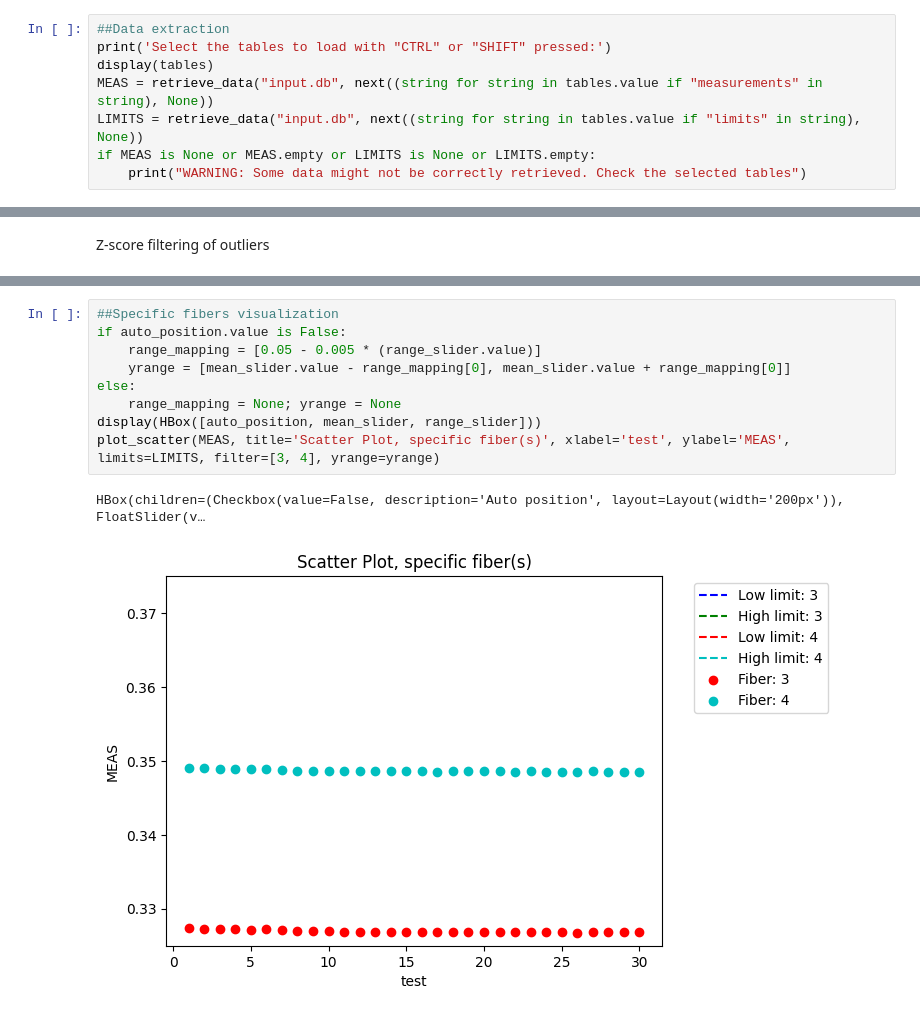
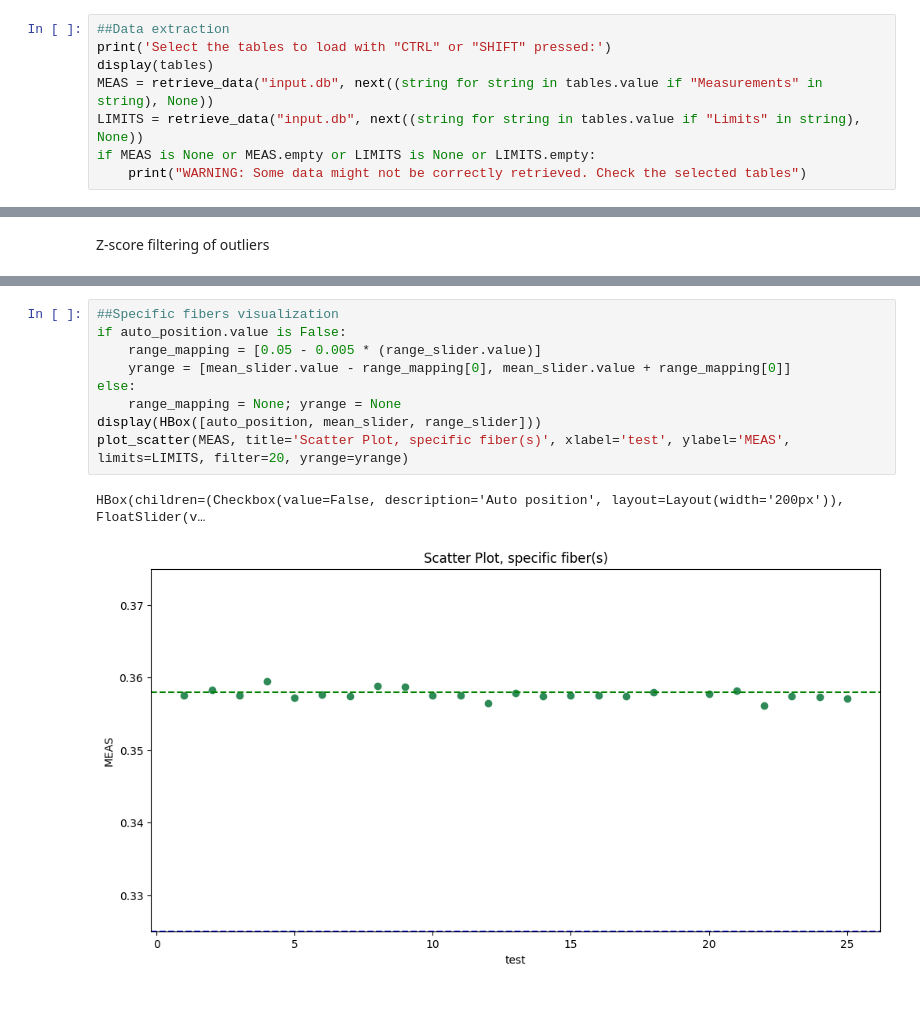
Before and after one commit to LucianoGP95/Python_Eiit_RyR, a Jupyter notebook: a2_Analyser/notebooks/a3_Outlier_Filter.ipynb, the cells around one changed output, grey strips where cells are left out. Saved outputs shown, nothing was run; the diff lists cells and outputs as text.

```diff
--- a/a2_Analyser/notebooks/a3_Outlier_Filter.ipynb
+++ b/a2_Analyser/notebooks/a3_Outlier_Filter.ipynb
@@ -34,8 +34,8 @@ tables = widgets.SelectMultiple(options=table_list, value=(default_measurements,
 ##Data extraction
 print('Select the tables to load with "CTRL" or "SHIFT" pressed:')
 display(tables)
-MEAS = retrieve_data("input.db", next((string for string in tables.value if "measurements" in string), None))
-LIMITS = retrieve_data("input.db", next((string for string in tables.value if "limits" in string), None))
+MEAS = retrieve_data("input.db", next((string for string in tables.value if "Measurements" in string), None))
+LIMITS = retrieve_data("input.db", next((string for string in tables.value if "Limits" in string), None))
 if MEAS is None or MEAS.empty or LIMITS is None or LIMITS.empty:
     print("WARNING: Some data might not be correctly retrieved. Check the selected tables")
 # %% [output]
@@ -83,12 +88,12 @@ plot_scatter(z_df.iloc[:, :-2], 'Scatter Plot, fiber Y', 'test', 'MEAS', filter=
 # %%
 ##Specific fibers visualization
 if auto_position.value is False:
     range_mapping = [0.05 - 0.005 * (range_slider.value)]
     yrange = [mean_slider.value - range_mapping[0], mean_slider.value + range_mapping[0]]
 else:
     range_mapping = None; yrange = None
 display(HBox([auto_position, mean_slider, range_slider]))
-plot_scatter(MEAS, title='Scatter Plot, specific fiber(s)', xlabel='test', ylabel='MEAS', limits=LIMITS, filter=[3, 4], yrange=yrange)
+plot_scatter(MEAS, title='Scatter Plot, specific fiber(s)', xlabel='test', ylabel='MEAS', limits=LIMITS, filter=20, yrange=yrange)
 # %% [output]
 HBox(children=(Checkbox(value=False, description='Auto position', layout=Layout(width='200px')), FloatSlider(v…
-[figure, old version]
+[figure, new version]
```
Also changed, not shown: parts of 8 cells of this notebook, 4 other files.
